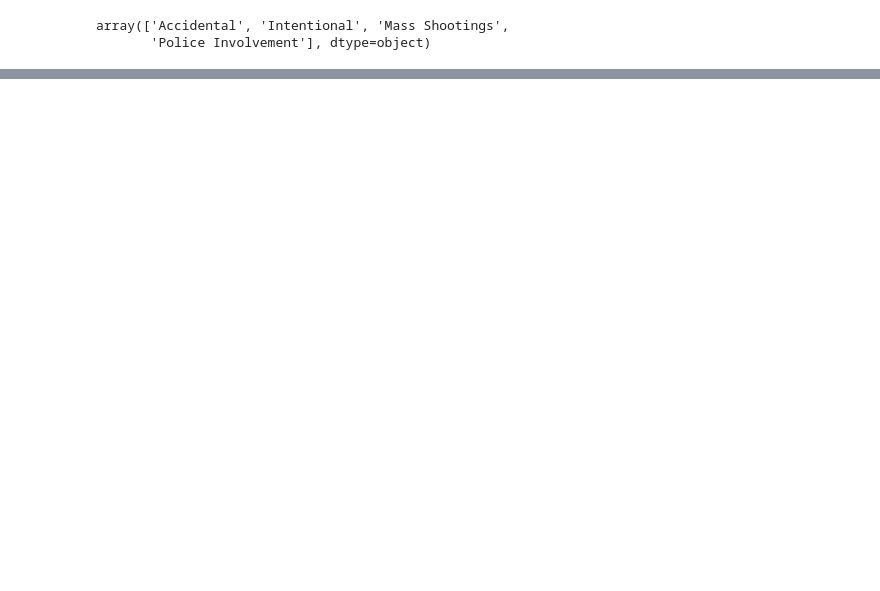
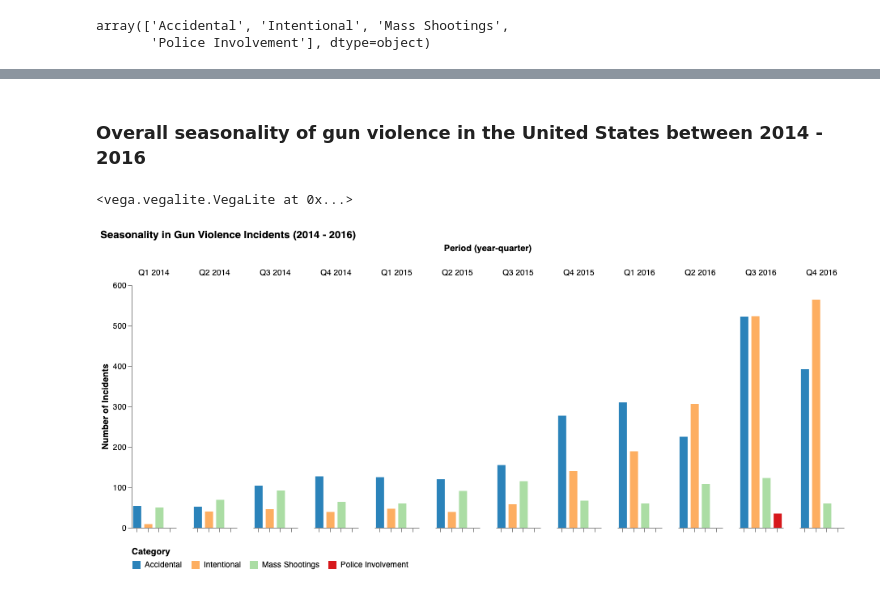
Before and after one commit to kwright76/Gun-Violence-Analysis, a Jupyter notebook: First Version.ipynb, the cells around one changed output, grey strips where cells are left out. Drawn from its saved outputs; the diff is of its cells as text; code cells hidden in the pictures; blank space fills up the shorter version.

```diff
--- a/First Version.ipynb
+++ b/First Version.ipynb
@@ -144,0 +170,2 @@ df.head(5)
+# %%
+df_seasonality['Period'] = df_seasonality.Date.apply(lambda x: x.to_period("Q").to_timestamp())
@@ -199,0 +186,2 @@ df[df["Category"] == "Mass Shootings"].groupby(["Year","Quarter"]).count()
+# %%
+seasonality = df_seasonality.groupby(['Period', 'Category'], as_index=False)['Date'].count().rename(columns={'Date':'Count'})
@@ -199,0 +197,24 @@ df[df["Category"] == "Mass Shootings"].groupby(["Year","Quarter"]).count()
+# %% [markdown]
+### Overall seasonality of gun violence in the United States between 2014 - 2016
+# %%
+chart = alt.Chart(seasonality, title='Seasonality in Gun Violence Incidents (2014 - 2016)', name='seasonality') \
+        .mark_bar(size=10) \
+        .encode(
+    column = alt.Column('Period', timeUnit='yearquarter'),
+    x = alt.X('Category', axis=alt.Axis(labels=False, title=None)),
+    y = alt.Y('sum(Count)', axis=alt.Axis(title='Number of Incidents')),
+    color = alt.Color('Category', scale=palette),
+    tooltip = ['Period', 'Count', 'Category']
+)
+chart.configure_axis(
+    grid = False
+).configure_view(
+    strokeWidth = 0
+).properties(
+    width = 55
+).configure_legend(
+     orient = "bottom"
+)
+# %% [output]
+<vega.vegalite.VegaLite at 0x...>
+[figure, added]
```
Also changed, not shown: parts of 53 cells of this notebook.
